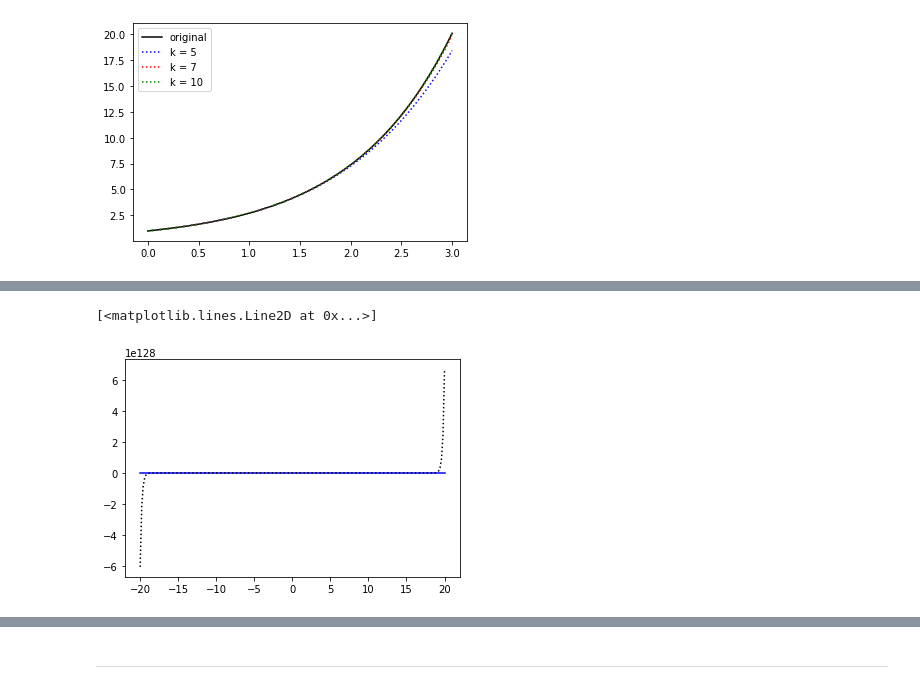
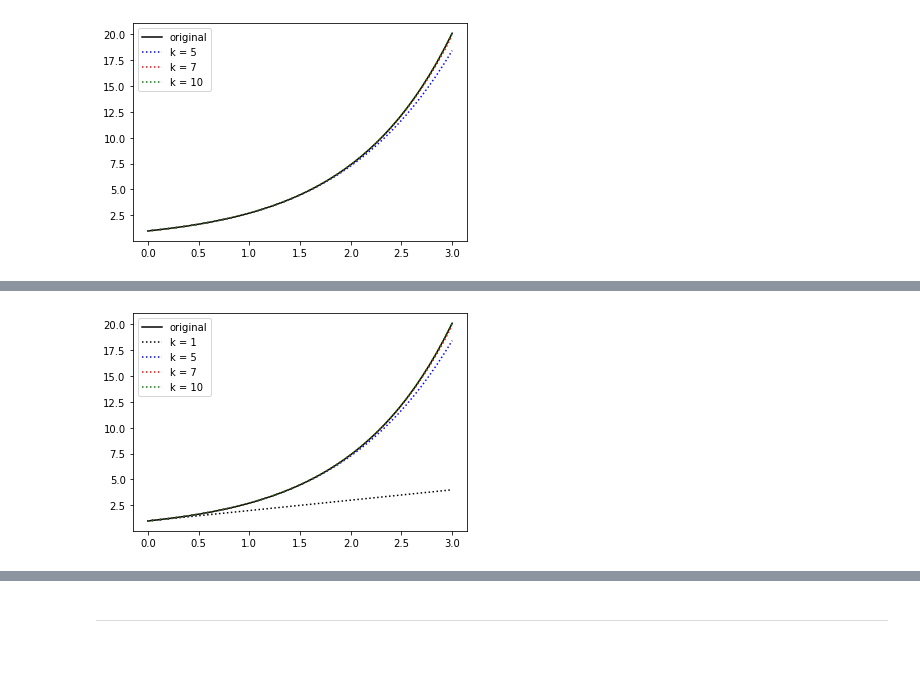
Before and after one commit to ChiaraBecht/Numerical_analysis, a Jupyter notebook: 1_Numerical_differentiation.ipynb, the cells around one changed output, grey strips where cells are left out. Drawn from its saved outputs; the diff is of its cells as text; code cells hidden in the pictures; blank space fills up the shorter version.

```diff
--- a/1_Numerical_differentiation.ipynb
+++ b/1_Numerical_differentiation.ipynb
@@ -668,17 +664,64 @@ plt.plot(x, x/(1 - x))
-# %%
-def taylor_ratio(x, k):
-    y = 0
-    for i in range(0, k):
-        y += x ** i
-    return y
-
-yi = taylor_ratio(x, 100)
-
-plt.plot(x,(1-x) ** -1, 'b')
-plt.plot(x, yi, ':k')
-# %% [output]
-[<matplotlib.lines.Line2D at 0x...>]
-[figure, removed]
+# %%
+# input: function e^x, number of coeffiecients (= order of taylor polynom, how often we need to form derivative), start/center of taylor series
+from scipy.misc import derivative
+import numpy as np
+import math
+
+# define the two functions
+def my_e(x):
+    return np.e ** x
+
+def my_ratio(x):
+    return 1 / (1 - x)
+
+# get taylor approximation
+def taylor_approx(func, start, order_d, dx, x):
+
+    # get derivative
+    order_points = 0 # derivative scipy parameter
+    if order_d % 2 == 0:
+        order_points = order_d + 3
+    else:
+        order_points = order_d + 2
+
+    # make container for the coefficients
+    coef = []
+    b=[]
+    # derivative and evluation of it at the start value
+    for i in range(0, order_d + 1):
+        coef.append(derivative(func, x0 = start, dx = dx, n = i, order = 2*i+1)) # order points is fixed for running one definite talor series
+        b.append(order_points)
+    #print(coef)
+
+    # form taylor polynom
+    y = []
+    for xi in x:
+        y.append(sum([(1/math.factorial(i)) * coef[i] * (xi) ** i for i in range(0, len(coef))]))
+    return y
+
+# make new x values
+x = np.linspace(0., 3., 41)
+
+# caluclate the y values with several different number of derivatives involved:
+y1 = taylor_approx(my_e, 0, 1, np.pi/30, x)
+# k = 5
+yi = taylor_approx(my_e, 0, 5, np.pi/30, x)
+
+# k = 7
+y7 = taylor_approx(my_e, 0, 7, np.pi/30, x)
+# k = 10
+y10 = taylor_approx(my_e, 0, 10, np.pi/30, x)
+
+
+plt.plot(x, np.e **x, 'k', label = 'original')
+plt.plot(x, y1, ':k', label = 'k = 1')
+plt.plot(x, yi, ':b', label = 'k = 5')
+plt.plot(x, y7, ':r', label = 'k = 7')
+plt.plot(x, y10, ':g', label = 'k = 10')
+plt.legend()
+plt.show()
+# %% [output]
+[figure, added]
 # %%
 # make new x values
 x = np.linspace(-20., 20., 202)
```
Also changed, not shown: parts of 7 cells of this notebook.
